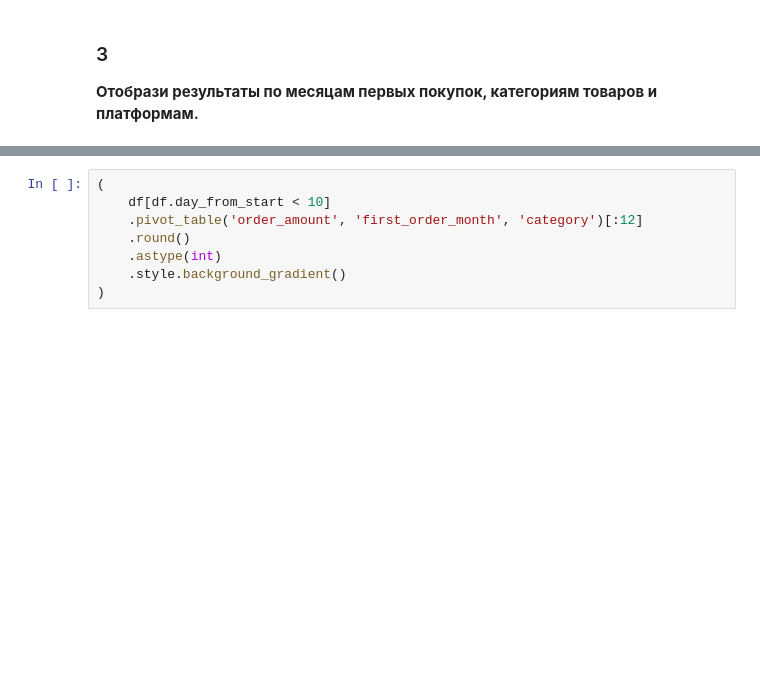
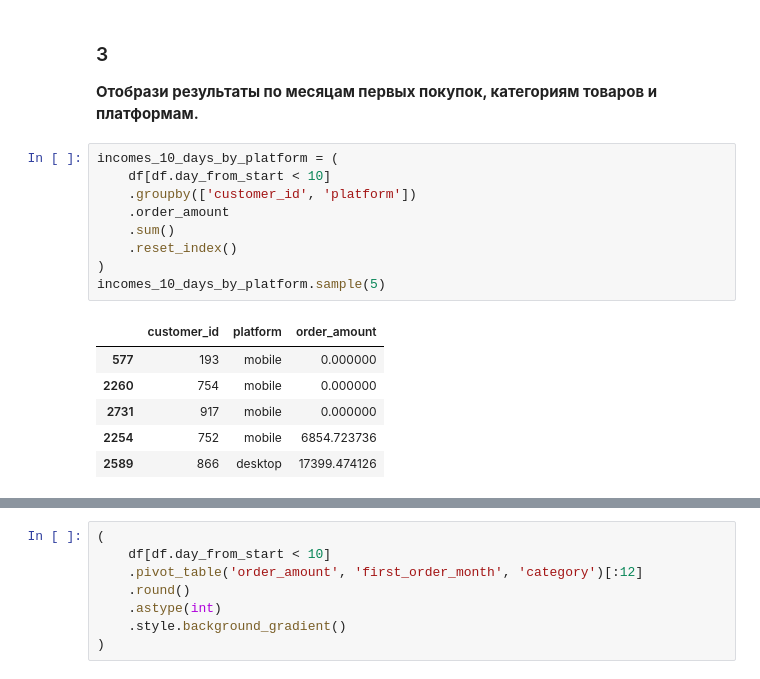
Before and after one commit to gbrs/test_tasks, a Jupyter notebook: karpov_01/pandas.ipynb, the cells around one changed output, grey strips where cells are left out. Cells and saved outputs as stored; diff of their text form; blank space fills up the shorter version.

```diff
--- a/karpov_01/pandas.ipynb
+++ b/karpov_01/pandas.ipynb
@@ -195,3 +195,19 @@ sns.boxplot(incomes_10_days, y='income_10_days', x='first_order_month');
 # %% [markdown]
 ### 3
 **Отобрази результаты по месяцам первых покупок, категориям товаров и платформам.**
+# %%
+incomes_10_days_by_platform = (
+    df[df.day_from_start < 10]
+    .groupby(['customer_id', 'platform'])
+    .order_amount
+    .sum()
+    .reset_index()
+)
+incomes_10_days_by_platform.sample(5)
+# %% [output]
+|  | customer_id | platform | order_amount |
+| 577 | 193 | mobile | 0.000000 |
+| 2260 | 754 | mobile | 0.000000 |
+| 2731 | 917 | mobile | 0.000000 |
+| 2254 | 752 | mobile | 6854.723736 |
+| 2589 | 866 | desktop | 17399.474126 |
```
Also changed, not shown: parts of 9 cells of this notebook.
